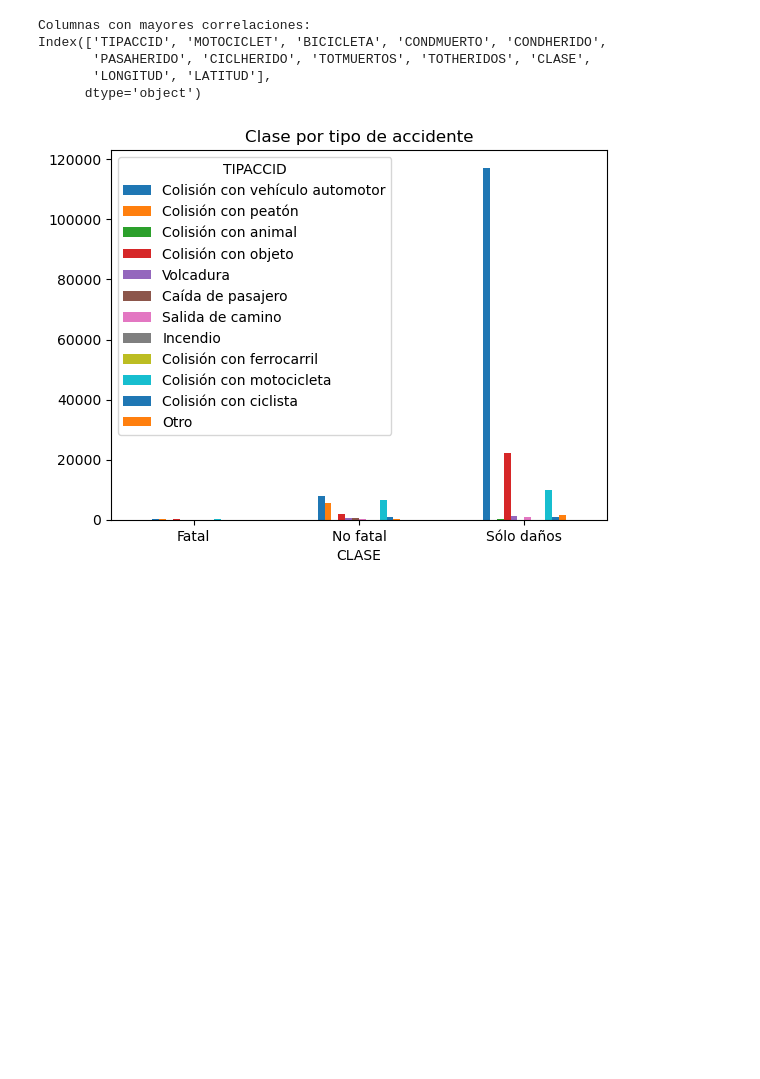
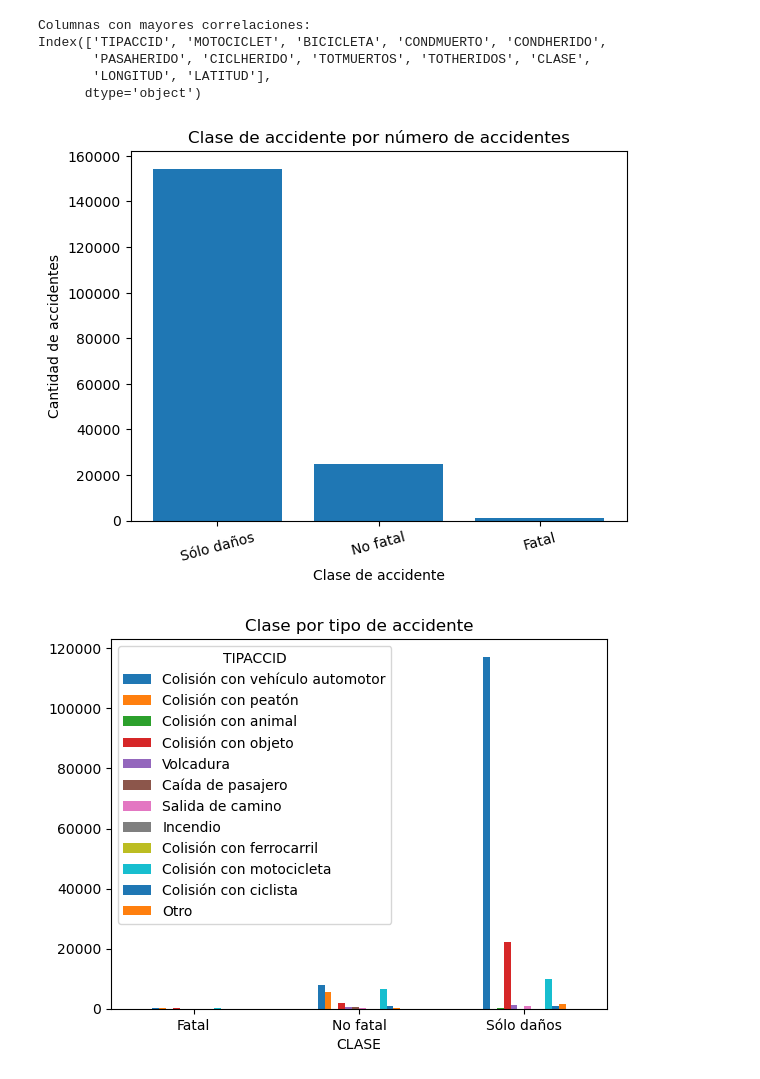
Before and after one commit to XbraYx/IA-para-deteccion-de-accidentes-de-trafico, a Jupyter notebook: notebooks/02_exploratory.ipynb, the cells around one changed output. Saved outputs shown, nothing was run; the diff lists cells and outputs as text; code cells hidden in the pictures; blank space fills up the shorter version.

```diff
--- a/notebooks/02_exploratory.ipynb
+++ b/notebooks/02_exploratory.ipynb
@@ -483,6 +483,18 @@ Index(['TIPACCID', 'MOTOCICLET', 'BICICLETA', 'CONDMUERTO', 'CONDHERIDO',
       dtype='object')
 # %%
 clase_mapping = {1: 'Fatal', 2: 'No fatal', 3: 'Sólo daños'}
+# %%
+clase_counts = df['CLASE'].map(clase_mapping).value_counts()
+
+plt.bar(clase_counts.index, clase_counts.values)
+plt.title("Clase de accidente por número de accidentes")
+plt.xlabel("Clase de accidente")
+plt.xticks(rotation=15)
+plt.ylabel("Cantidad de accidentes")
+
+plt.show()
+# %% [output]
+[figure, added]
 # %%
 tipaccid_mapping = {
     0: 'Certificado 0', 1: 'Colisión con vehículo automotor', 2: 'Colisión con peatón',
```
Also changed, not shown: parts of 2 cells of this notebook, 3 other files.
